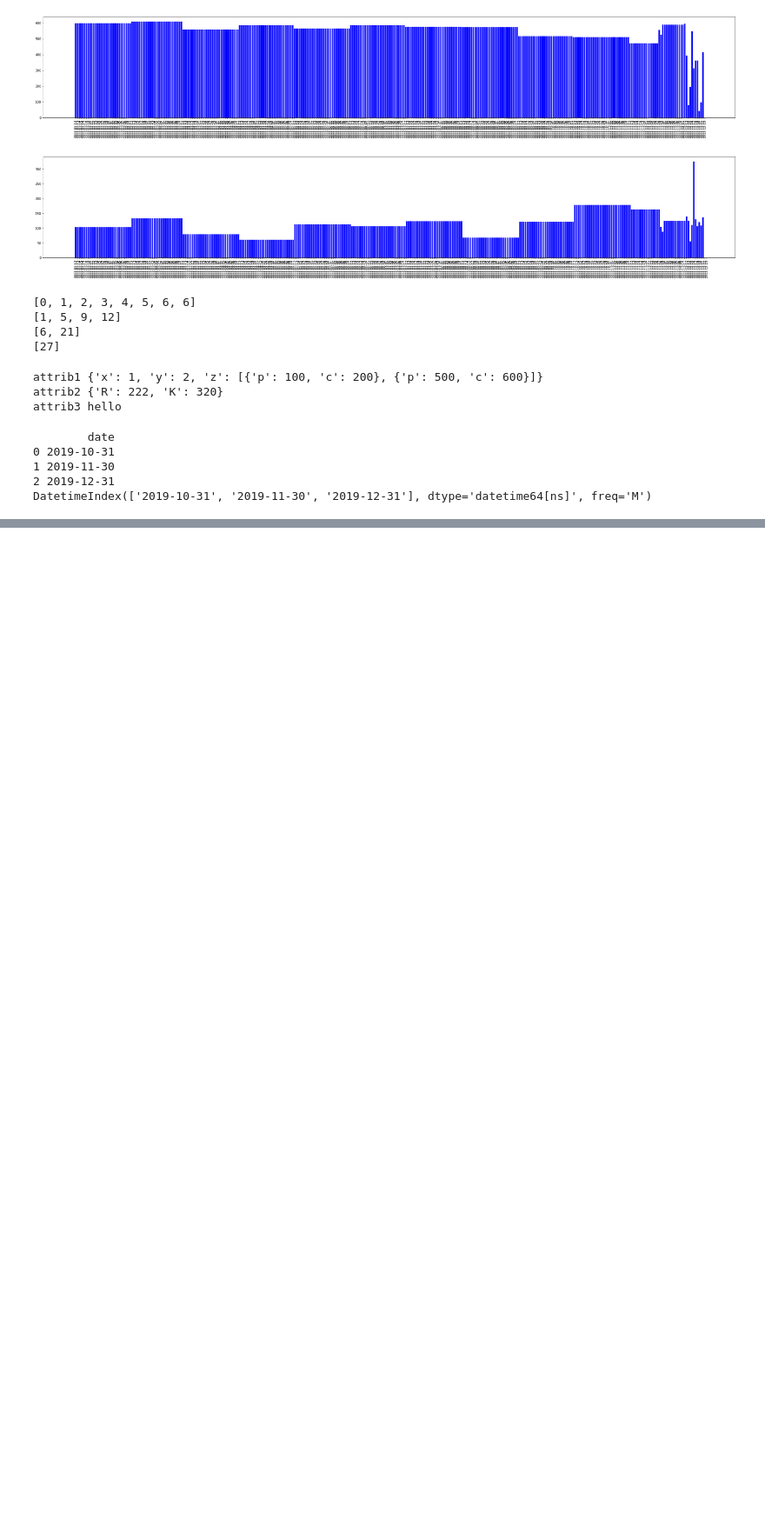
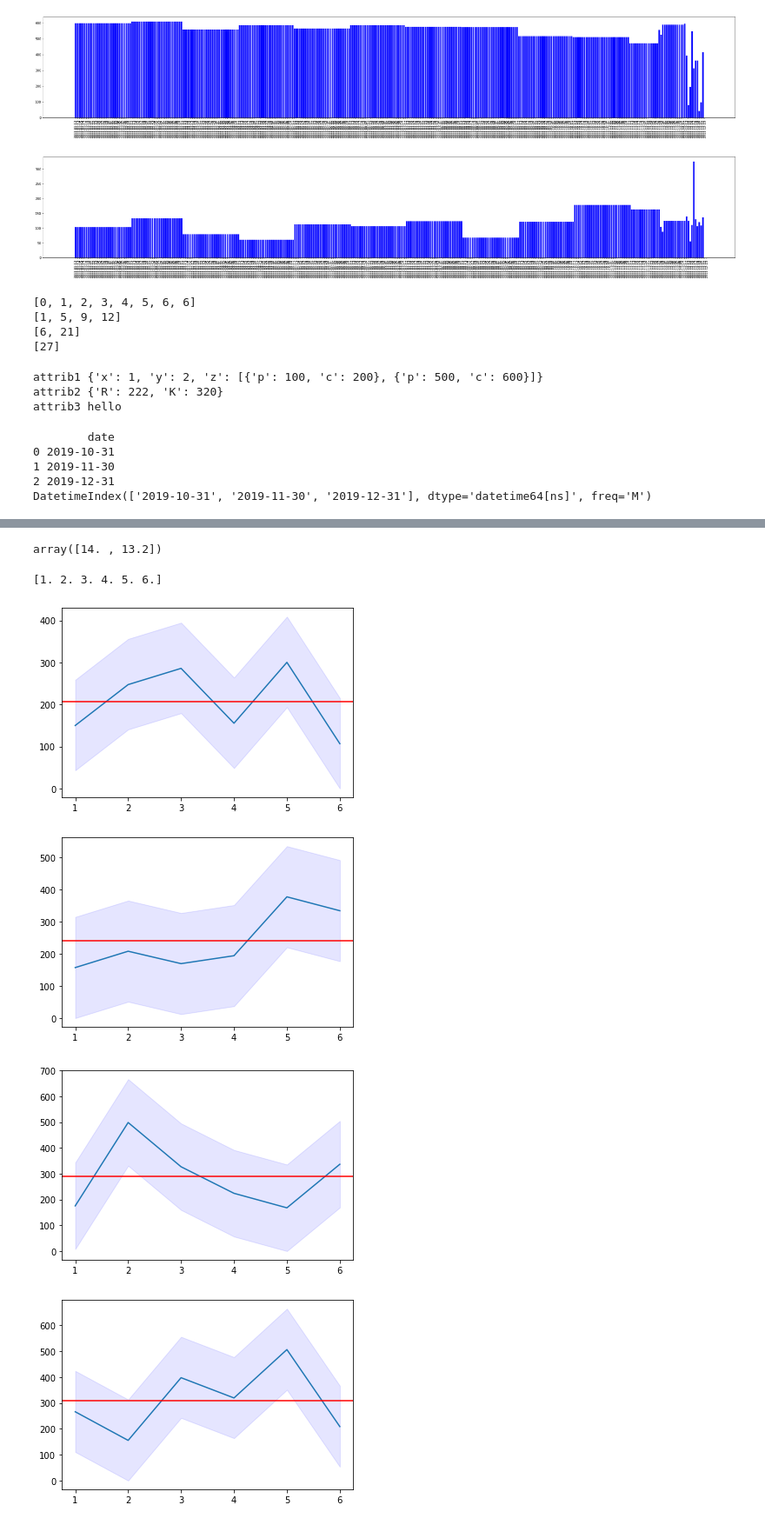
Before and after one commit to Andru-1987/python-deep-learning, a Jupyter notebook: 5. Stackoverflow.ipynb, the cells around one changed output, grey strips where cells are left out. Shown: that part at 87% size. Cells and saved outputs as stored; diff of their text form; code cells hidden in the pictures; blank space fills up the shorter version.

```diff
--- a/5. Stackoverflow.ipynb
+++ b/5. Stackoverflow.ipynb
@@ -253,0 +307,31 @@ DatetimeIndex(['2019-10-31', '2019-11-30', '2019-12-31'], dtype='datetime64[ns]'
+# %%
+data=[10, 20, 30, 40, 50, 60, 70, 80, 90]
+confidence=[5, 4]
+np.percentile(data,confidence )
+# %% [output]
+array([14. , 13.2])
+# %%
+data = [154, 400, 1124, 82, 94, 108]
+#print (np.percentile(data,[0.5,95])) # gives the 95th percentile
+
+bs_data = dcst.draw_bs_reps(data, np.mean, size=6*10)
+
+#print(np.reshape(bs_data,(24,6)))
+
+x= np.linspace(1,6,6)
+print(x)
+for (item1,item2,item3,item4,item5,item6) in bs_data.reshape((10,6)):
+    line_data=[item1,item2,item3,item4,item5,item6]
+    ci=np.percentile(line_data,[.025,.975])
+    mean_avg=np.mean(line_data)
+    fig, ax = plt.subplots()
+    ax.plot(x,line_data)
+    ax.fill_between(x, (line_data-ci[0]), (line_data+ci[1]), color='b', alpha=.1)
+    ax.axhline(mean_avg,color='red')
+    plt.show()
+# %% [output]
+[1. 2. 3. 4. 5. 6.]
+[figure, added]
+[figure, added]
+[figure, added]
+[figure, added]
```
Also changed, not shown: parts of 8 cells of this notebook, 1 other file.
